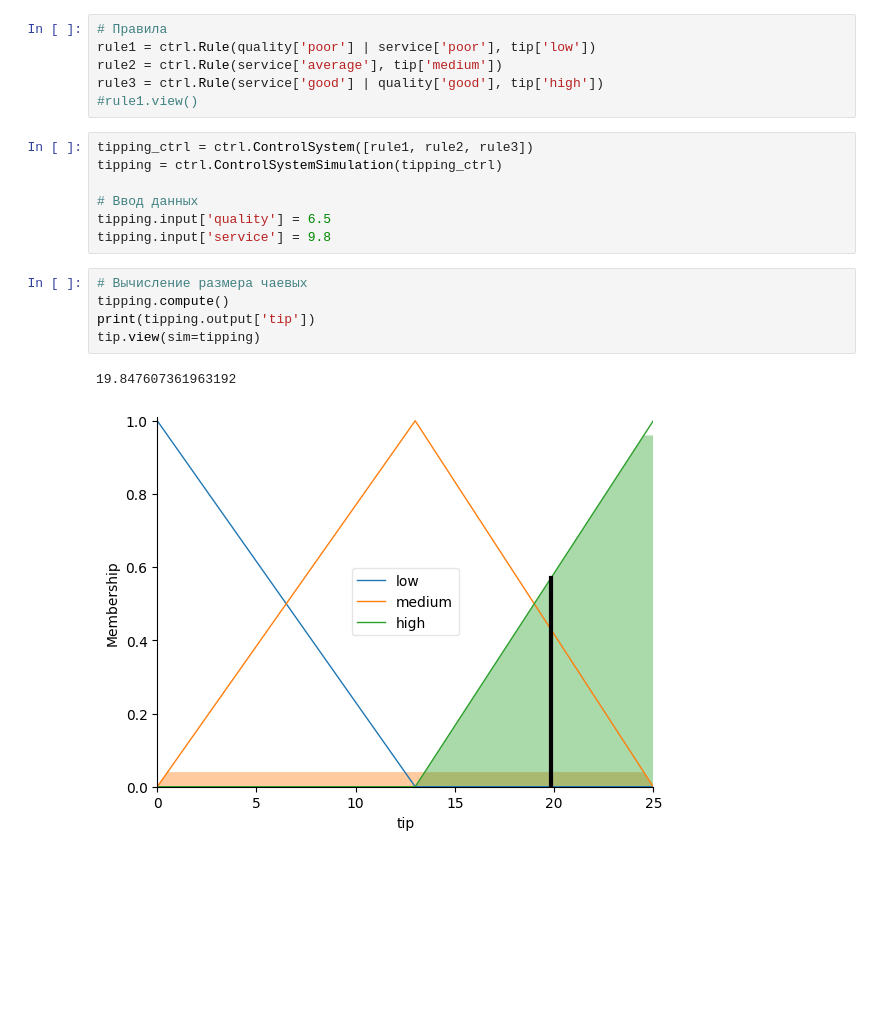
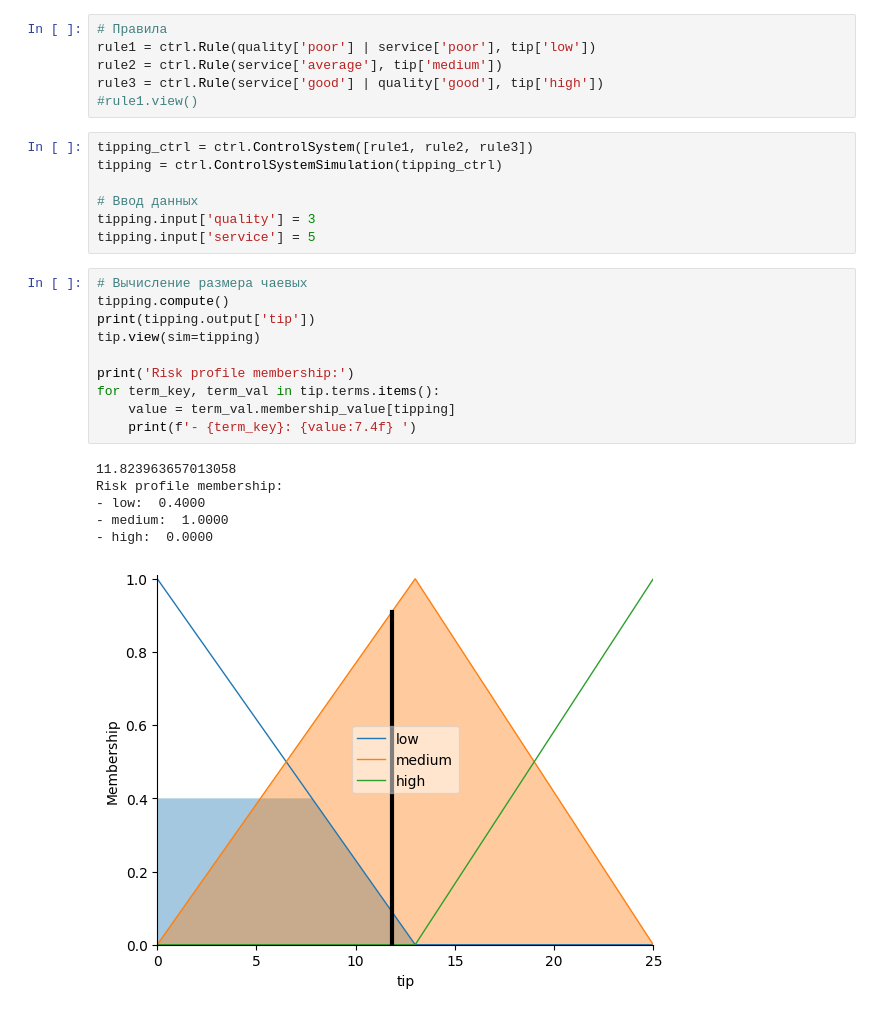
Before and after one commit to afedyanin/msu-fuzzy-demo, a Jupyter notebook: tips.ipynb, the cells around one changed output. Saved outputs shown, nothing was run; the diff lists cells and outputs as text; blank space fills up the shorter version.

```diff
--- a/tips.ipynb
+++ b/tips.ipynb
@@ -84,13 +84,22 @@ tipping_ctrl = ctrl.ControlSystem([rule1, rule2, rule3])
 tipping = ctrl.ControlSystemSimulation(tipping_ctrl)
 
 # Ввод данных
-tipping.input['quality'] = 6.5
-tipping.input['service'] = 9.8
+tipping.input['quality'] = 3
+tipping.input['service'] = 5
 # %%
 # Вычисление размера чаевых
 tipping.compute()
 print(tipping.output['tip'])
 tip.view(sim=tipping)
+
+print('Risk profile membership:')
+for term_key, term_val in tip.terms.items():
+    value = term_val.membership_value[tipping]
+    print(f'- {term_key}: {value:7.4f} ')
 # %% [output]
-19.847607361963192
+11.823963657013058
+Risk profile membership:
+- low:  0.4000
+- medium:  1.0000
+- high:  0.0000
-[figure, old version]
+[figure, new version]
```
Also changed, not shown: 11 other files.
